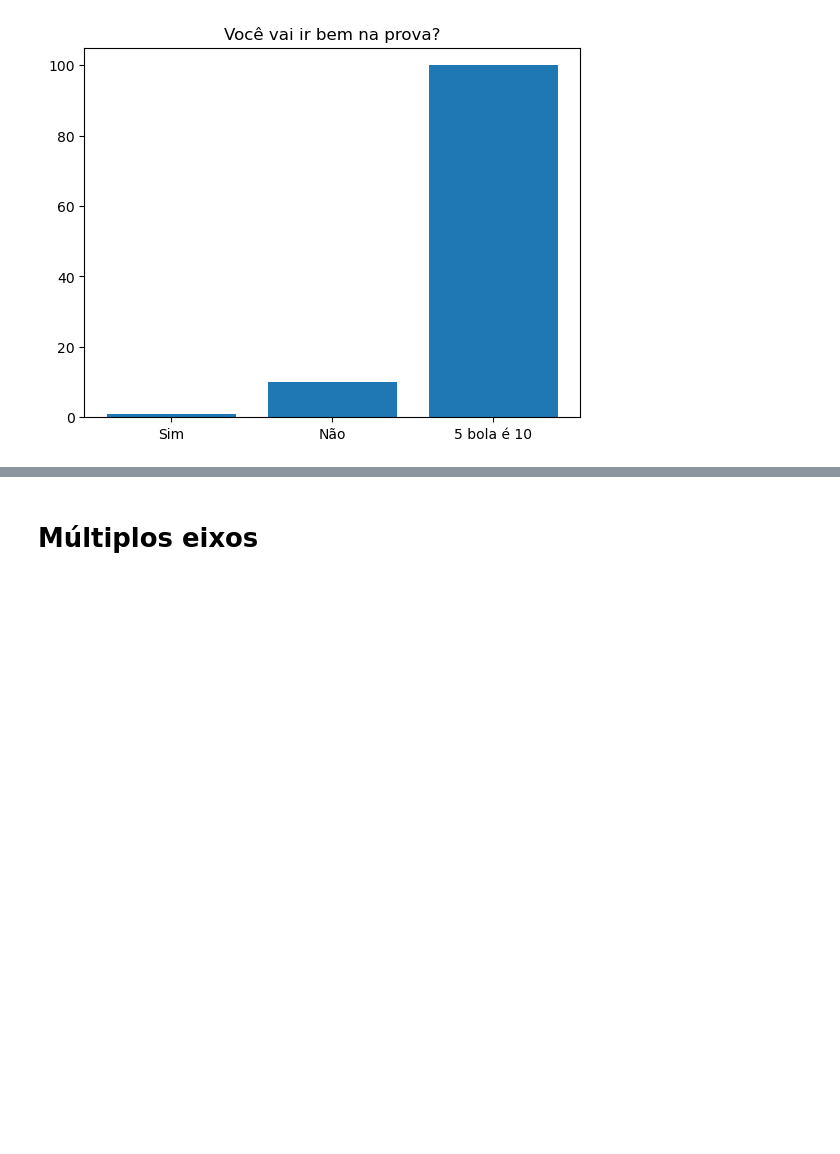
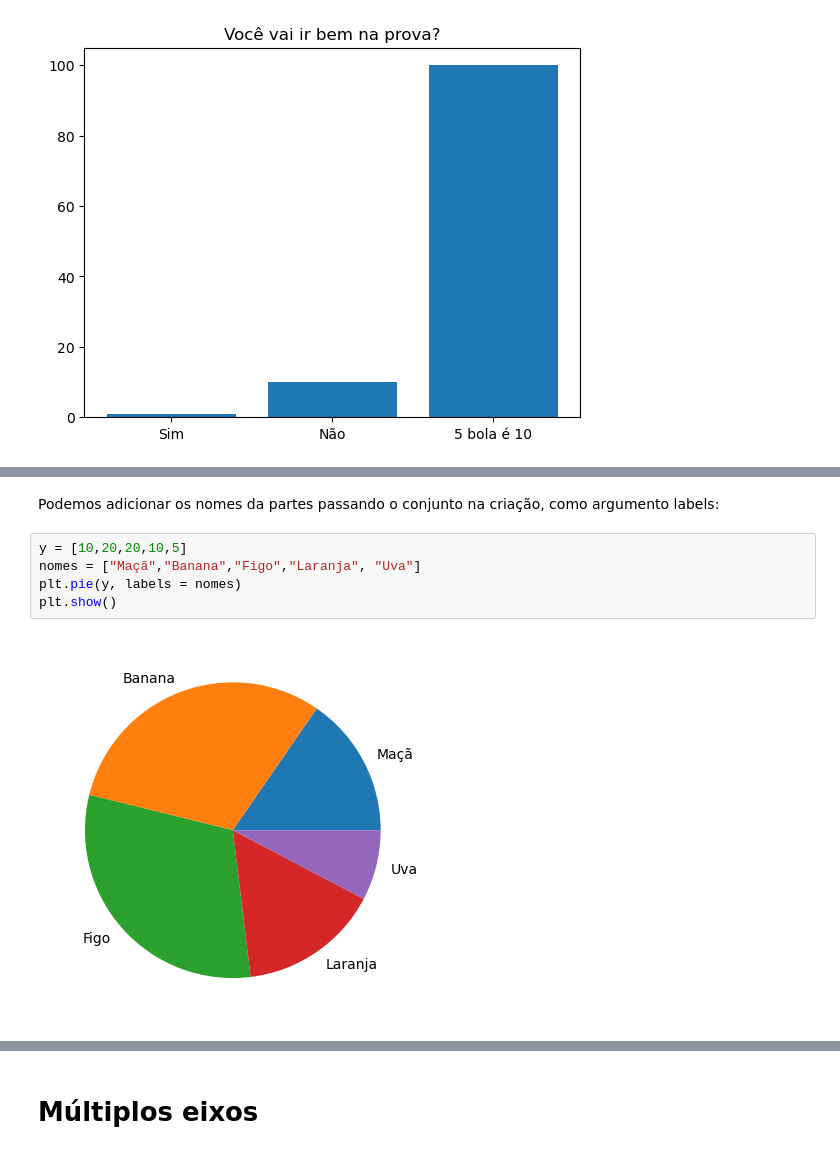
Before and after one commit to danielborin/lastone, a Jupyter notebook: content/04-matplotlib/L03_matplotlib_02_Plotagem.ipynb, the cells around one changed output, grey strips where cells are left out. Drawn from its saved outputs; the diff is of its cells as text; blank space fills up the shorter version.

```diff
--- a/content/04-matplotlib/L03_matplotlib_02_Plotagem.ipynb
+++ b/content/04-matplotlib/L03_matplotlib_02_Plotagem.ipynb
@@ -356,0 +369,9 @@ plt.show()
+# %% [markdown]
+Podemos adicionar os nomes da partes passando o conjunto na criação, como argumento labels:
+# %%
+y = [10,20,20,10,5]
+nomes = ["Maçã","Banana","Figo","Laranja", "Uva"]
+plt.pie(y, labels = nomes)
+plt.show()
+# %% [output]
+[figure, added]
```
Also changed, not shown: parts of 8 cells of this notebook, 1 other file.
